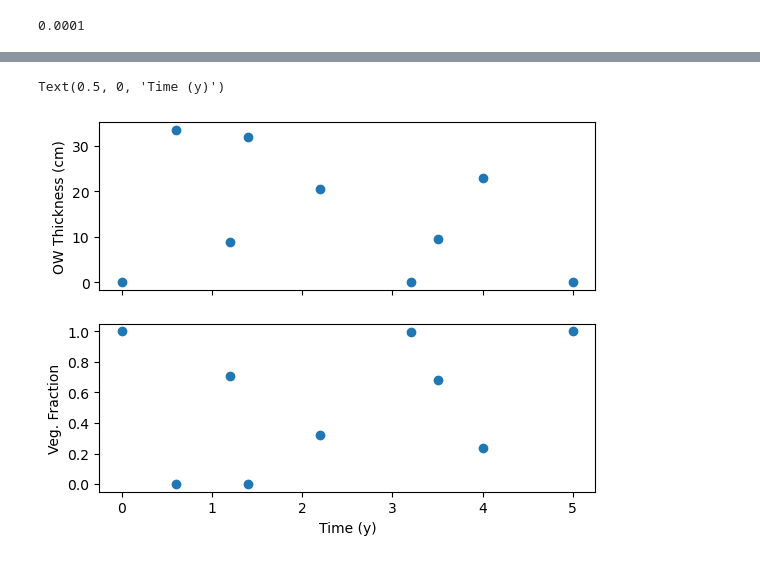
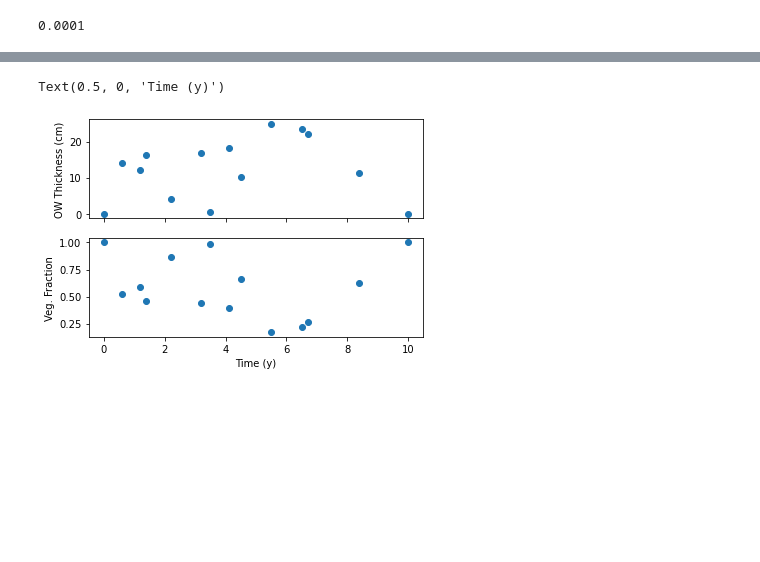
Before and after one commit to csherwood-usgs/Dorian_recovery, a Jupyter notebook: growth_model.ipynb, the cells around one changed output, grey strips where cells are left out. Saved outputs shown, nothing was run; the diff lists cells and outputs as text; code cells hidden in the pictures; blank space fills up the shorter version.

```diff
--- a/growth_model.ipynb
+++ b/growth_model.ipynb
@@ -129,21 +164,22 @@ plt.legend()
 # %%
 # time series of events. first entry is zero, last entry is end of model run
-owt = [0., .6, 1.2, 1.4, 2.2, 3.2, 3.5, 4., 5.]
+owt = [0., .6, 1.2, 1.4, 2.2, 3.2, 3.5, 4.1, 4.5, 5.5, 6.5, 6.7, 8.4, 10.]
 etype = np.zeros_like(owt).astype('int')
 etype[3] = 1
 now = len(owt)
-#owthick = np.random.normal(loc=15.0, scale=10.0, size=now)
+# random overwash thickness for each event
+owthick = np.random.normal(loc=15.0, scale=10.0, size=now)
 owthick[0] = 0.
 owthick[-1] = 0.
 owthick[owthick<0]=0.
 Wt = W_thick( owthick, max_thick=30 )
 
 fig, axs = plt.subplots(2,1,sharex=True)
 axs[0].plot(owt,owthick,'o')
 axs[0].set_ylabel('OW Thickness (cm)')
 axs[1].plot(owt,Wt,'o')
 axs[1].set_ylabel('Veg. Fraction')
 axs[1].set_xlabel('Time (y)')
 # %% [output]
 Text(0.5, 0, 'Time (y)')
-[figure, old version]
+[figure, new version]
```
Also changed, not shown: parts of 8 cells of this notebook.
